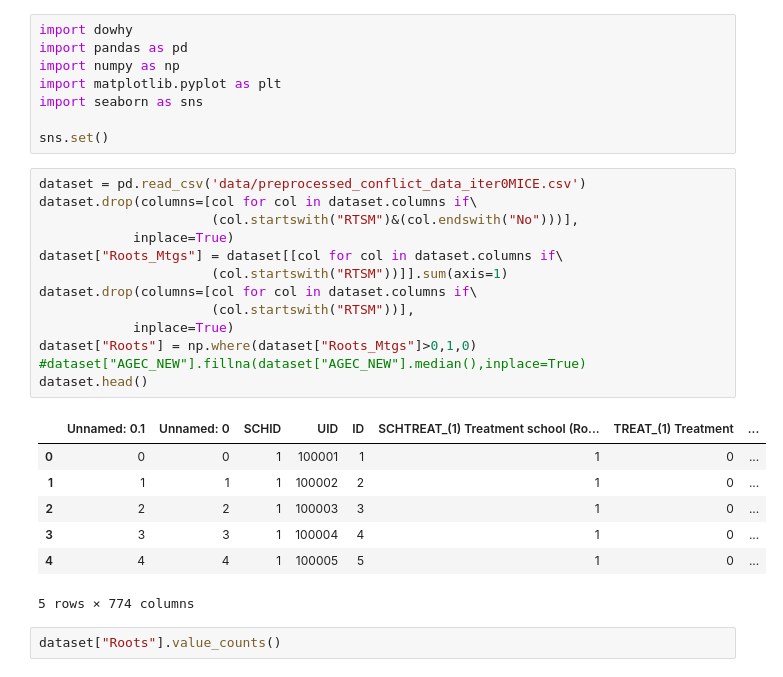
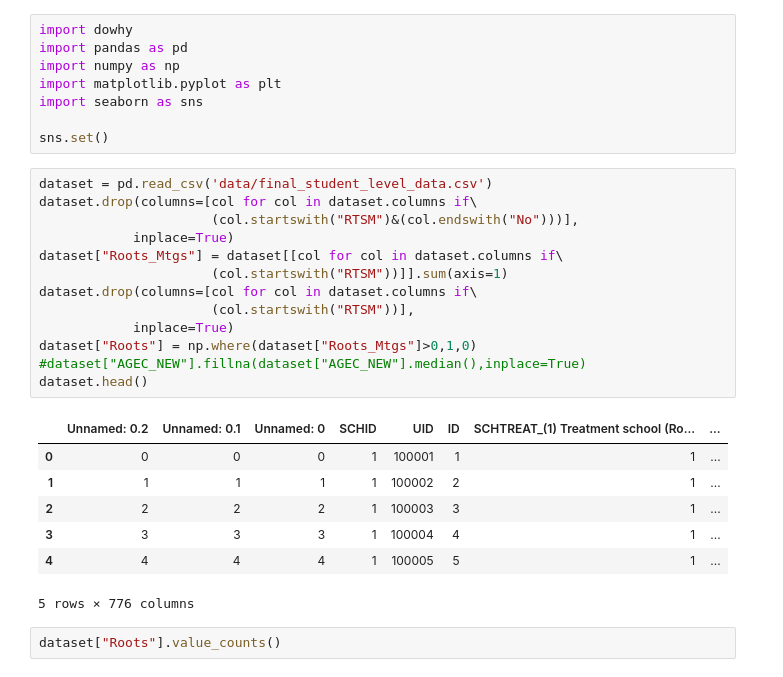
Before and after one commit to JipengSun/Causal_Inference_Anticonflict, a Jupyter notebook: student_level_causal_inference_pipeline.ipynb, the cells around one changed output. Saved outputs shown, nothing was run; the diff lists cells and outputs as text.

```diff
--- a/student_level_causal_inference_pipeline.ipynb
+++ b/student_level_causal_inference_pipeline.ipynb
@@ -7,26 +7,26 @@ import seaborn as sns
 
 sns.set()
 # %%
-dataset = pd.read_csv('data/preprocessed_conflict_data_iter0MICE.csv')
+dataset = pd.read_csv('data/final_student_level_data.csv')
 dataset.drop(columns=[col for col in dataset.columns if\
                       (col.startswith("RTSM")&(col.endswith("No")))],
             inplace=True)
 dataset["Roots_Mtgs"] = dataset[[col for col in dataset.columns if\
                       (col.startswith("RTSM"))]].sum(axis=1)
 dataset.drop(columns=[col for col in dataset.columns if\
                       (col.startswith("RTSM"))],
             inplace=True)
 dataset["Roots"] = np.where(dataset["Roots_Mtgs"]>0,1,0)
 #dataset["AGEC_NEW"].fillna(dataset["AGEC_NEW"].median(),inplace=True)
 dataset.head()
 # %% [output]
-|  | Unnamed: 0.1 | Unnamed: 0 | SCHID | UID | ID | SCHTREAT_(1) Treatment school (Ro... | TREAT_(1) Treatment | ... |
-| 0 | 0 | 0 | 1 | 100001 | 1 | 1 | 0 | ... |
-| 1 | 1 | 1 | 1 | 100002 | 2 | 1 | 0 | ... |
-| 2 | 2 | 2 | 1 | 100003 | 3 | 1 | 0 | ... |
-| 3 | 3 | 3 | 1 | 100004 | 4 | 1 | 0 | ... |
-| 4 | 4 | 4 | 1 | 100005 | 5 | 1 | 0 | ... |
+|  | Unnamed: 0.2 | Unnamed: 0.1 | Unnamed: 0 | SCHID | UID | ID | SCHTREAT_(1) Treatment school (Ro... | ... |
+| 0 | 0 | 0 | 0 | 1 | 100001 | 1 | 1 | ... |
+| 1 | 1 | 1 | 1 | 1 | 100002 | 2 | 1 | ... |
+| 2 | 2 | 2 | 2 | 1 | 100003 | 3 | 1 | ... |
+| 3 | 3 | 3 | 3 | 1 | 100004 | 4 | 1 | ... |
+| 4 | 4 | 4 | 4 | 1 | 100005 | 5 | 1 | ... |
-5 rows × 774 columns
+5 rows × 776 columns
 # %%
 dataset["Roots"].value_counts()
 # %% [output]
```
Also changed, not shown: parts of 18 cells of this notebook, 5 other files.
